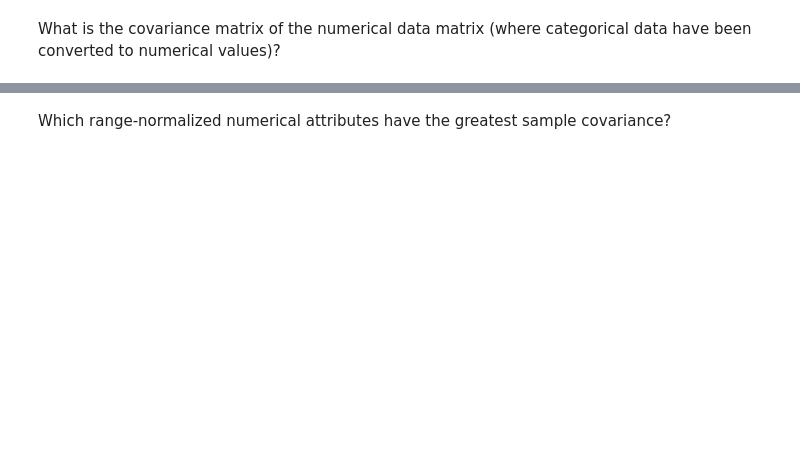
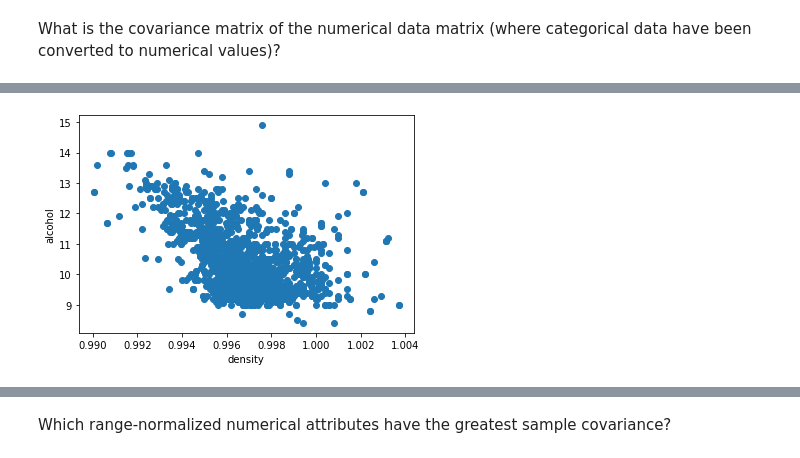
Before and after one commit to Koalafant/csci347_data_mining, a Jupyter notebook: proj_1/one.ipynb, the cells around one changed output, grey strips where cells are left out. Cells and saved outputs as stored; diff of their text form; code cells hidden in the pictures; blank space fills up the shorter version.

Commit message:
Finished the scatterplot question

```diff
--- a/proj_1/one.ipynb
+++ b/proj_1/one.ipynb
@@ -198,0 +232,4 @@ scatter('citric acid', 'pH')
+# %%
+scatter('density','alcohol')
+# %% [output]
+[figure, added]
```
Also changed, not shown: parts of 10 cells of this notebook.
